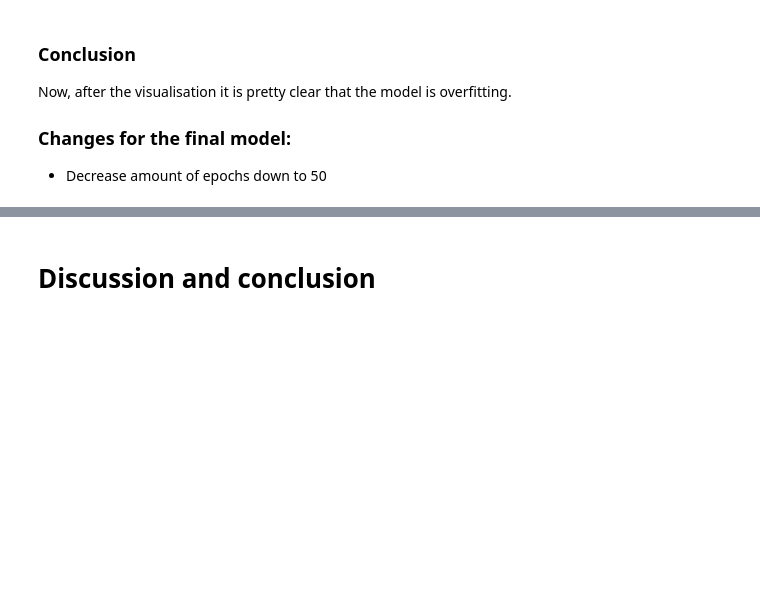
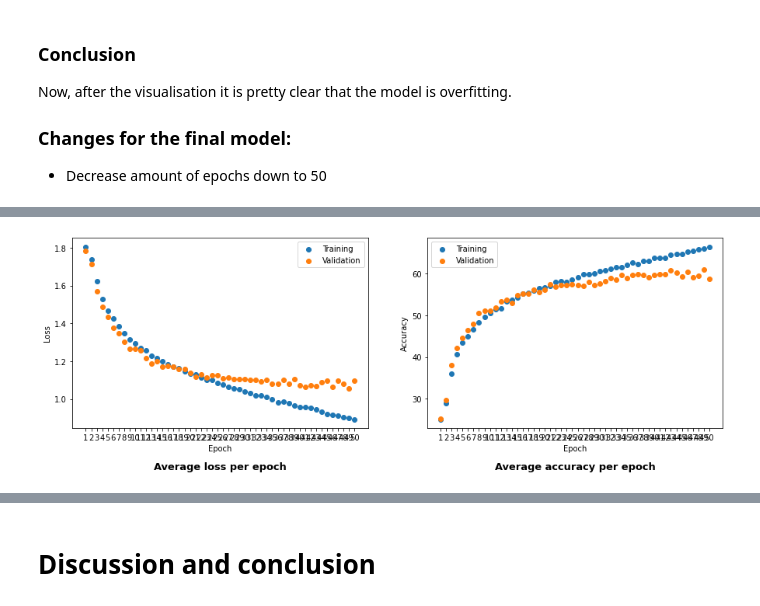
Before and after one commit to shamalle/emotion_recognition, a Jupyter notebook: emotion_recognition.ipynb, the cells around one changed output, grey strips where cells are left out. Drawn from its saved outputs; the diff is of its cells as text; code cells hidden in the pictures; blank space fills up the shorter version.

```diff
--- a/emotion_recognition.ipynb
+++ b/emotion_recognition.ipynb
@@ -567,0 +572,10 @@ Now, after the visualisation it is pretty clear that the model is overfitting.
+# %%
+# no changes to model itself, just change amount of epochs
+model_4 = CNN_2()
+model_4 = model_4.to(device)
+learning_rate_4 = 0.0003 # increased to maybe provoke steeper learning
+optimizer_4 = torch.optim.Adam(model_4.parameters(), lr=learning_rate_4)
+n_epochs_4 = 50 # decreased
+loss_fn_4 = nn.CrossEntropyLoss()
+# %%
+train_losses_4, train_accuracies_4, val_losses_4, val_accuracies_4 = fit(model_4, train_dl, val_dl, optimizer_4, loss_fn_4, n_epochs_4, show_all=False)
@@ -567,0 +588,5 @@ Now, after the visualisation it is pretty clear that the model is overfitting.
+# %%
+# visualisation of the above results
+plot_metrics(n_epochs_4, train_losses_4, val_losses_4, train_accuracies_4, val_accuracies_4)
+# %% [output]
+[figure, added]
```
Also changed, not shown: parts of 18 cells of this notebook.
